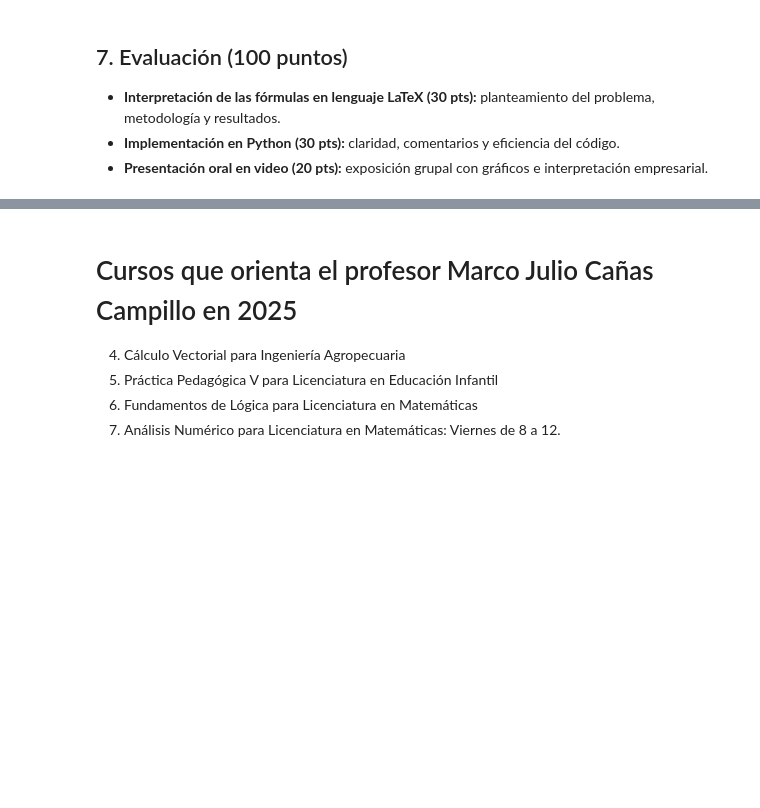
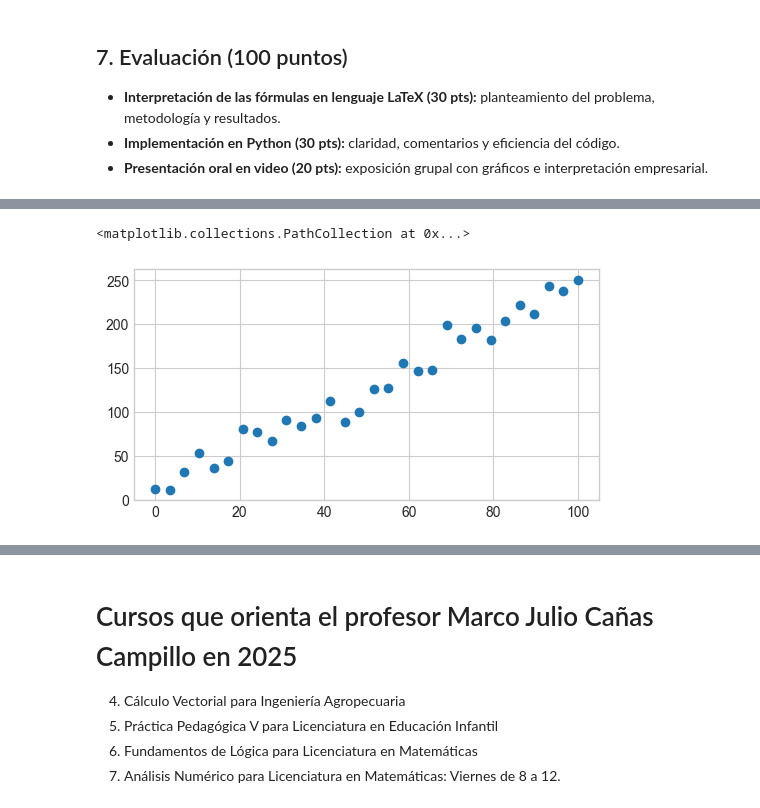
Before and after one commit to marco-canas/analisis_numerico, a Jupyter notebook: 4_planifica_implementa/2_evaluación/3_proyectos/3_regresion_deep_learning/3_regresion_deep_learnig.ipynb, the cells around one changed output, grey strips where cells are left out. Saved outputs shown, nothing was run; the diff lists cells and outputs as text; code cells hidden in the pictures; blank space fills up the shorter version.

```diff
--- a/4_planifica_implementa/2_evaluación/3_proyectos/3_regresion_deep_learning/3_regresion_deep_learnig.ipynb
+++ b/4_planifica_implementa/2_evaluación/3_proyectos/3_regresion_deep_learning/3_regresion_deep_learnig.ipynb
@@ -488,0 +170,13 @@ plt.show()
+# %%
+# ============================================================
+# 1. Importar librerías necesarias
+# ============================================================
+import numpy as np
+import pandas as pd
+import matplotlib.pyplot as plt
+from sklearn.linear_model import LinearRegression
+from sklearn.preprocessing import PolynomialFeatures
+from sklearn.metrics import r2_score, mean_squared_error, root_mean_squared_error
+
+# Configuración estética
+plt.style.use('seaborn-v0_8-whitegrid')
@@ -488,0 +191,8 @@ plt.show()
+# %%
+# ============================================================
+# Generar datos lineales
+# ============================================================
+# np.random.seed(42)
+x_lin = np.linspace(0, 100, 30)
+b, m = 5, 2.5
+y_lin = b + m * x_lin + np.random.normal(loc = 0, scale = 15, size=x_lin.size)
@@ -488,0 +223,6 @@ plt.show()
+# %%
+plt.figure(figsize=(6, 3))
+plt.scatter(x_lin, y_lin)
+# %% [output]
+<matplotlib.collections.PathCollection at 0x...>
+[figure, added]
```
Also changed, not shown: parts of 100 cells of this notebook, 5 other files.
